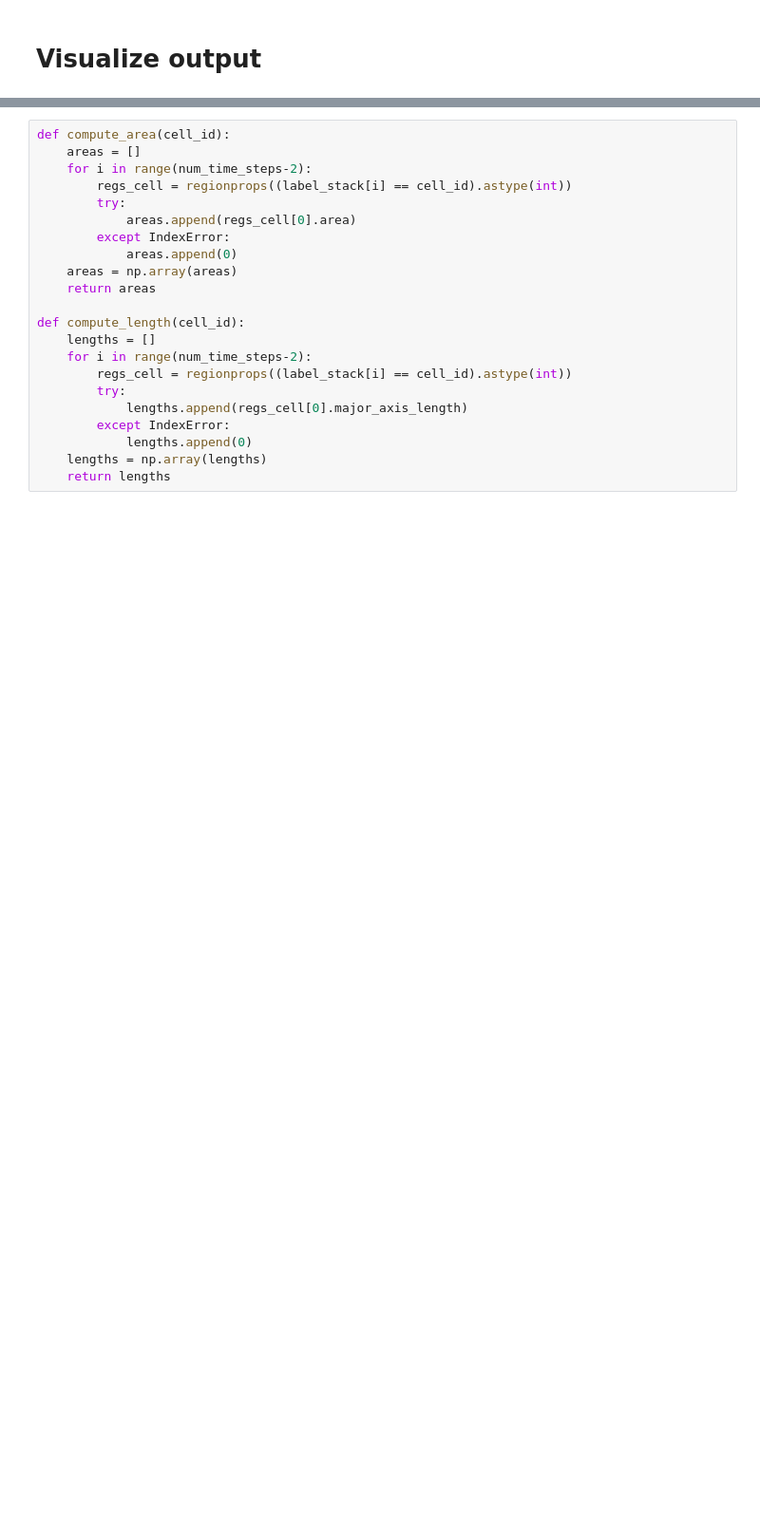
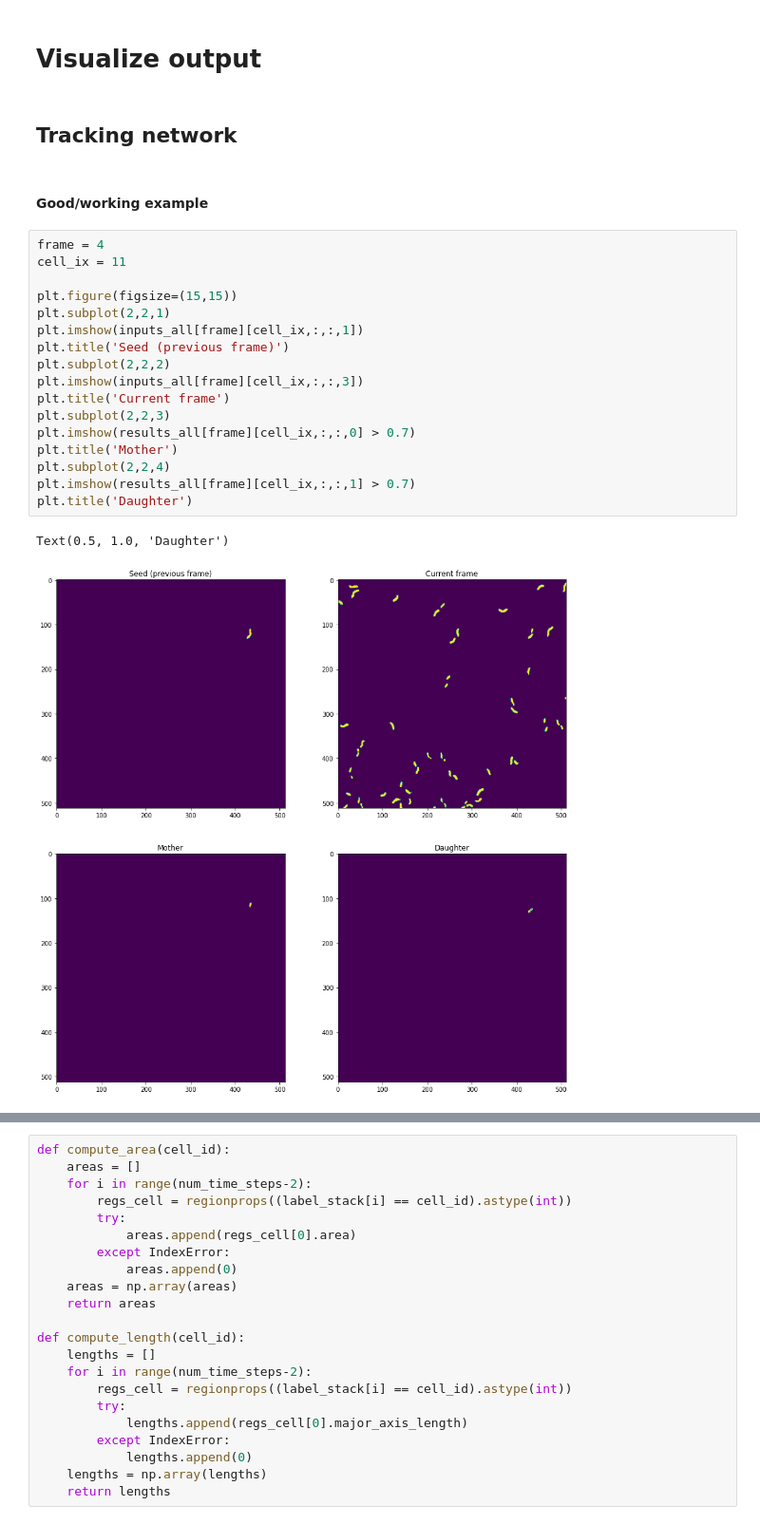
Before and after one commit to ajrzepiela/midap, a Jupyter notebook: notebook/Check_output_tracking.ipynb, the cells around one changed output, grey strips where cells are left out. Shown at 95% size. Cells and saved outputs as stored; diff of their text form; blank space fills up the shorter version.

```diff
--- a/notebook/Check_output_tracking.ipynb
+++ b/notebook/Check_output_tracking.ipynb
@@ -166,2 +156,26 @@ for i in range(1,timepoints):
 # %% [markdown]
 # Visualize output
+# %% [markdown]
+## Tracking network
+# %% [markdown]
+#### Good/working example
+# %%
+frame = 4
+cell_ix = 11
+
+plt.figure(figsize=(15,15))
+plt.subplot(2,2,1)
+plt.imshow(inputs_all[frame][cell_ix,:,:,1])
+plt.title('Seed (previous frame)')
+plt.subplot(2,2,2)
+plt.imshow(inputs_all[frame][cell_ix,:,:,3])
+plt.title('Current frame')
+plt.subplot(2,2,3)
+plt.imshow(results_all[frame][cell_ix,:,:,0] > 0.7)
+plt.title('Mother')
+plt.subplot(2,2,4)
+plt.imshow(results_all[frame][cell_ix,:,:,1] > 0.7)
+plt.title('Daughter')
+# %% [output]
+Text(0.5, 1.0, 'Daughter')
+[figure, added]
```
Also changed, not shown: parts of 13 cells of this notebook.
